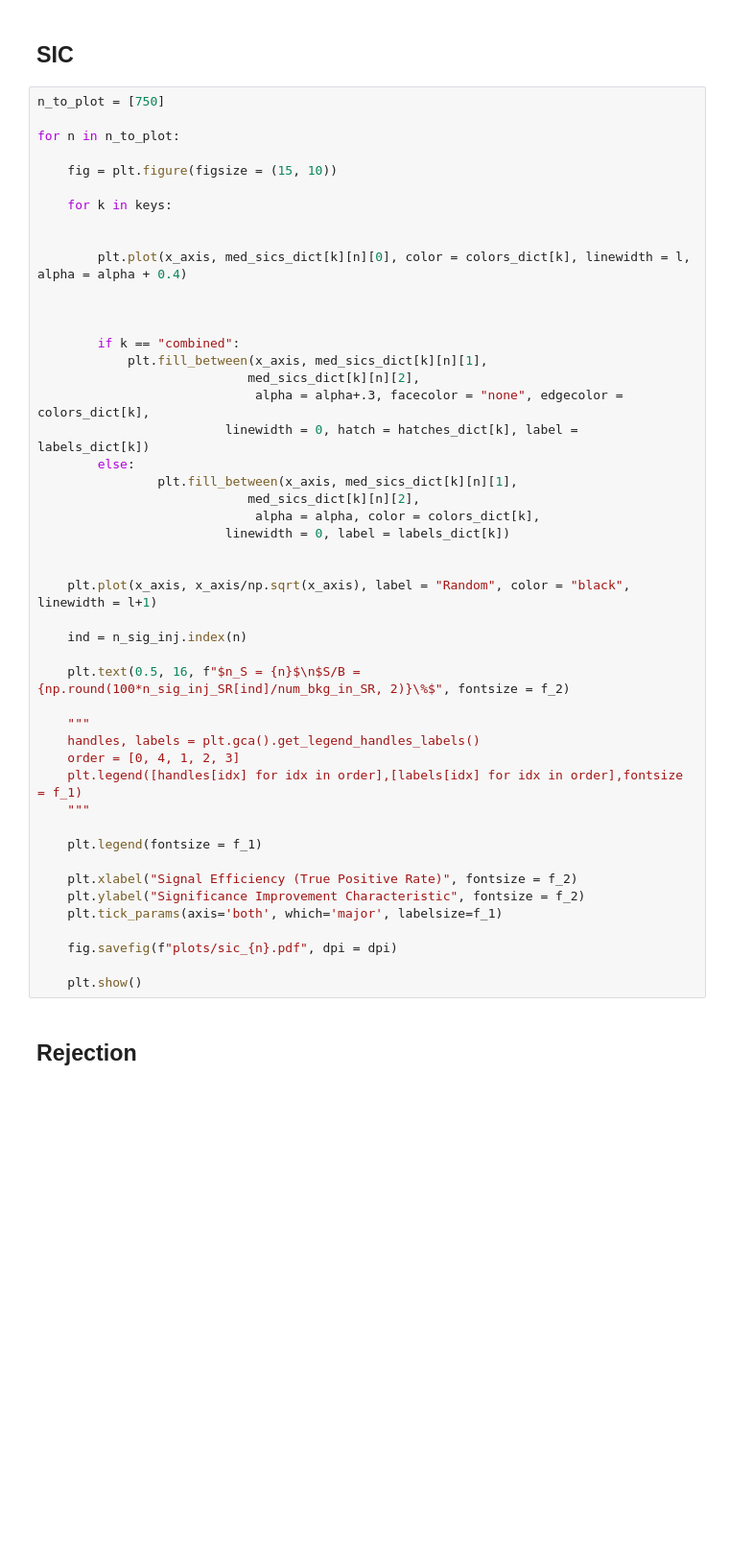
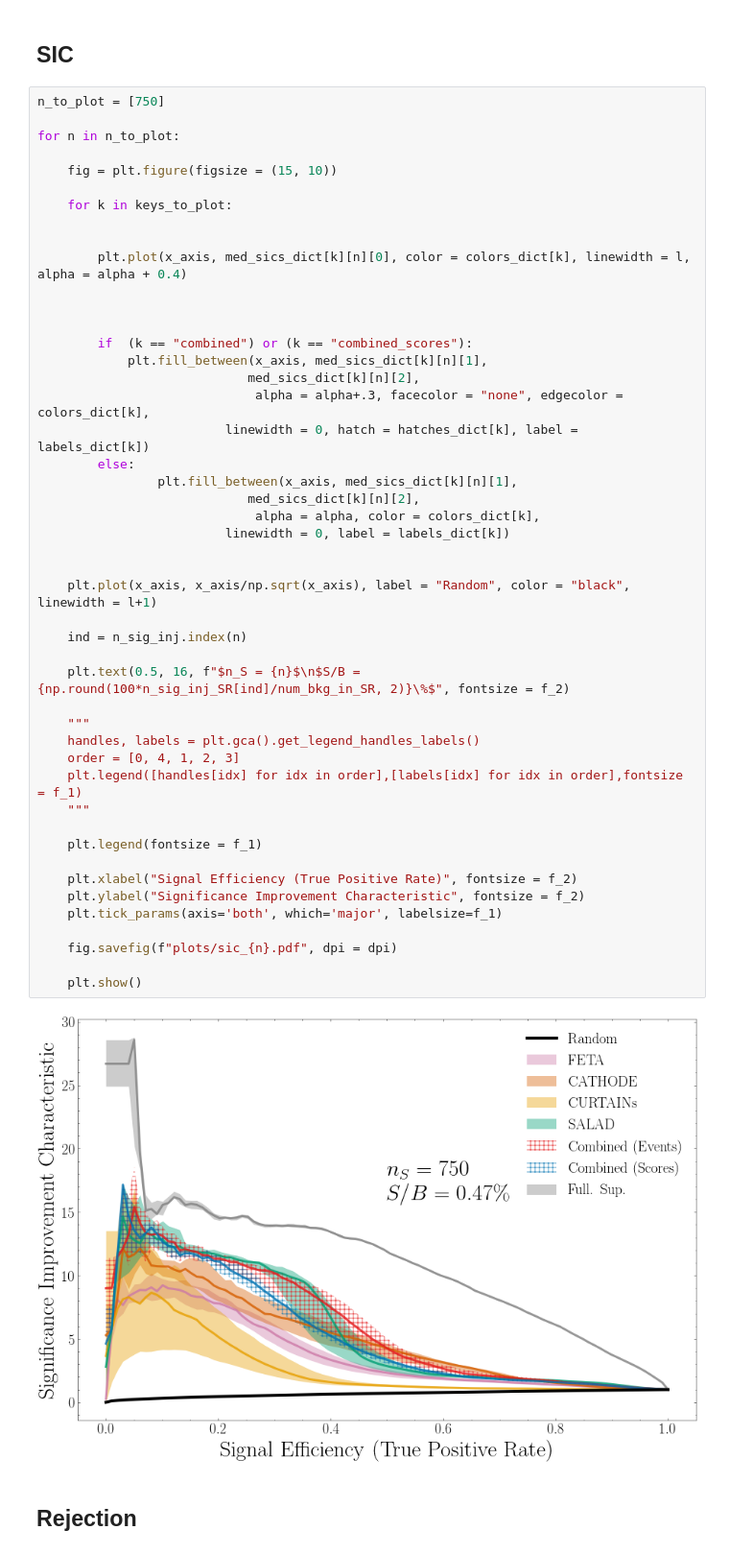
Before and after one commit to rmastand/synthetic_SM_AD, a Jupyter notebook: sample_combination_ensembling.ipynb, the cells around one changed output. Shown at 96% size. Cells and saved outputs as stored; diff of their text form; blank space fills up the shorter version.

```diff
--- a/sample_combination_ensembling.ipynb
+++ b/sample_combination_ensembling.ipynb
@@ -270,46 +318,48 @@ for n in n_to_plot:
 
     fig = plt.figure(figsize = (15, 10))
 
-    for k in keys:
+    for k in keys_to_plot:
 
 
         plt.plot(x_axis, med_sics_dict[k][n][0], color = colors_dict[k], linewidth = l, alpha = alpha + 0.4)
 
 
 
-        if k == "combined":
+        if  (k == "combined") or (k == "combined_scores"):
             plt.fill_between(x_axis, med_sics_dict[k][n][1],
                             med_sics_dict[k][n][2],
                              alpha = alpha+.3, facecolor = "none", edgecolor = colors_dict[k],
                          linewidth = 0, hatch = hatches_dict[k], label = labels_dict[k])
         else:
                 plt.fill_between(x_axis, med_sics_dict[k][n][1],
                             med_sics_dict[k][n][2],
                              alpha = alpha, color = colors_dict[k],
                          linewidth = 0, label = labels_dict[k])
 
 
     plt.plot(x_axis, x_axis/np.sqrt(x_axis), label = "Random", color = "black", linewidth = l+1)
 
     ind = n_sig_inj.index(n)
 
     plt.text(0.5, 16, f"$n_S = {n}$\n$S/B = {np.round(100*n_sig_inj_SR[ind]/num_bkg_in_SR, 2)}\%$", fontsize = f_2)
 
     """
     handles, labels = plt.gca().get_legend_handles_labels()
     order = [0, 4, 1, 2, 3]
     plt.legend([handles[idx] for idx in order],[labels[idx] for idx in order],fontsize = f_1)
     """
 
     plt.legend(fontsize = f_1)
 
     plt.xlabel("Signal Efficiency (True Positive Rate)", fontsize = f_2)
     plt.ylabel("Significance Improvement Characteristic", fontsize = f_2)
     plt.tick_params(axis='both', which='major', labelsize=f_1)
 
     fig.savefig(f"plots/sic_{n}.pdf", dpi = dpi)
 
     plt.show()
+# %% [output]
+[figure, added]
 # %% [markdown]
 ## Rejection
 # %%
```
Also changed, not shown: parts of 12 cells of this notebook, 1 other file.
